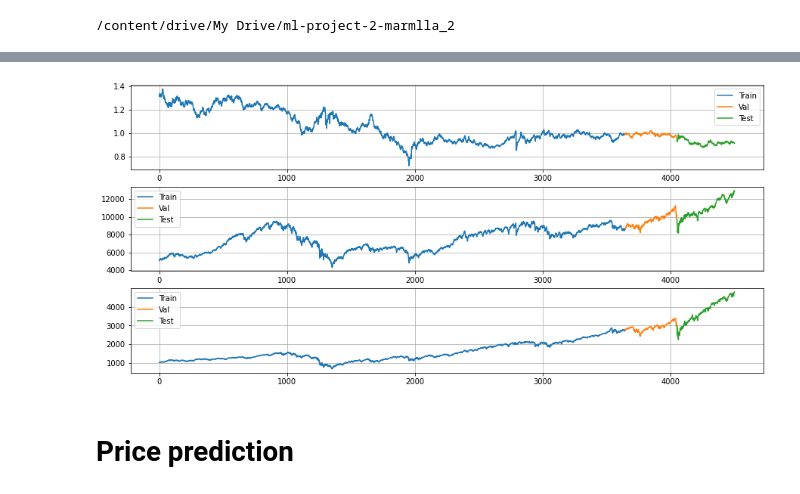
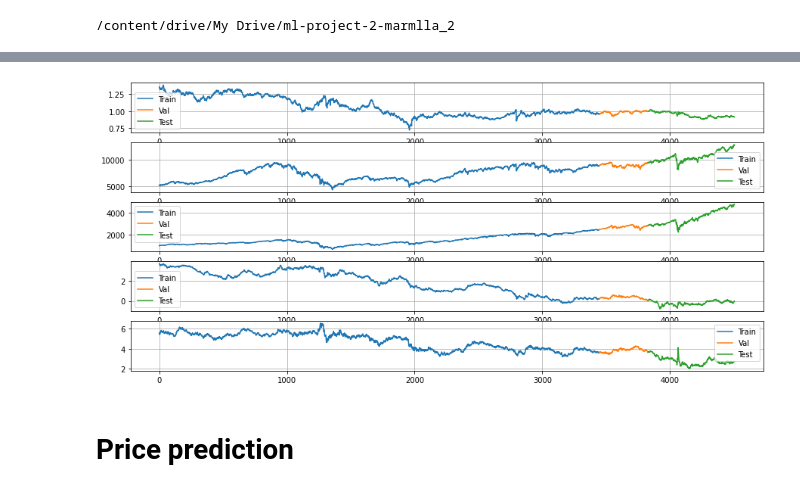
Before and after one commit to CS-433/ml-project-2-marmlla_2, a Jupyter notebook: main_price_GRU.ipynb, the cells around one changed output, grey strips where cells are left out. Cells and saved outputs as stored; diff of their text form; code cells hidden in the pictures.

```diff
--- a/main_price_GRU.ipynb
+++ b/main_price_GRU.ipynb
@@ -40,9 +40,9 @@ df.head(2)
 # %%
-data = [df.USD_CHF, df.SMI, df.SP500]
+data = [df.USD_CHF, df.SMI, df.SP500, df.BondCH, df.BondUS]
 
 fig = plt.figure(figsize=(15, 7))
 
-name  = ['USD_CHF log return','SMI log return', 'SP500 log return']
+name  = ['USD_CHF log return','SMI log return', 'SP500 log return', '20-year swiss bond', '20-year US bond']
 for i in range(len(data)):
     plt.subplot(1,len(data),1+i)
     plt.hist(data[i], bins=150)
@@ -54,4 +54,4 @@ plt.show()
 # %%
-train_x, val_x, test_x, train_y, val_y, test_y, norm = pp.generate_dataset(data, lookback_=10, norm_=False, fraction_val_=0.1, fraction_test_=0.1)
+train_x, val_x, test_x, train_y, val_y, test_y, norm = pp.generate_dataset(data, lookback_=5, norm_=False, fraction_val_=0.1, fraction_test_=0.15)
 # %% [output]
 Shape:
@@ -61,20 +61,21 @@ X test      (451, 10, 3) , y test      (451, 3)
 # %%
 l1 = len(train_x)
 l2 = len(val_x) + l1
 l3 = len(test_x) + l2
 
 fig = plt.figure(figsize=(15, 7))
-for i in range(3):
-  plt.subplot(3,1,i+1)
+nb_data = len(data)
+for i in range(nb_data):
+  plt.subplot(nb_data,1,i+1)
   plt.plot(np.arange(l1), train_y[:,i], label='Train')
   plt.plot(np.arange(l1, l2), val_y[:,i], label='Val')
   plt.plot(np.arange(l2,l3), test_y[:,i], label='Test')
   plt.grid()
   plt.legend()
 
 plt.show()
 # %% [output]
-[figure, old version]
+[figure, new version]
 # %% [markdown]
 # Price prediction
 # %% [markdown]
```
Also changed, not shown: parts of 23 cells of this notebook, 4 other files.
